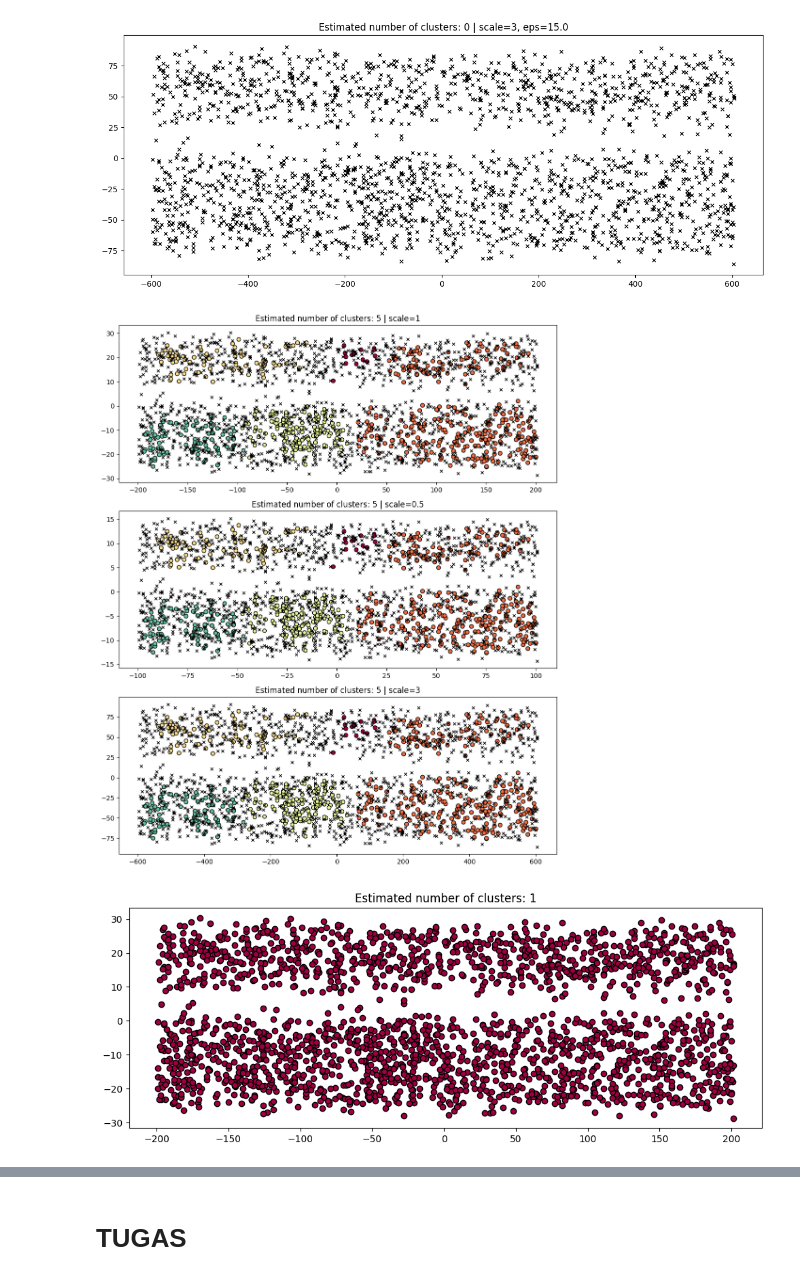
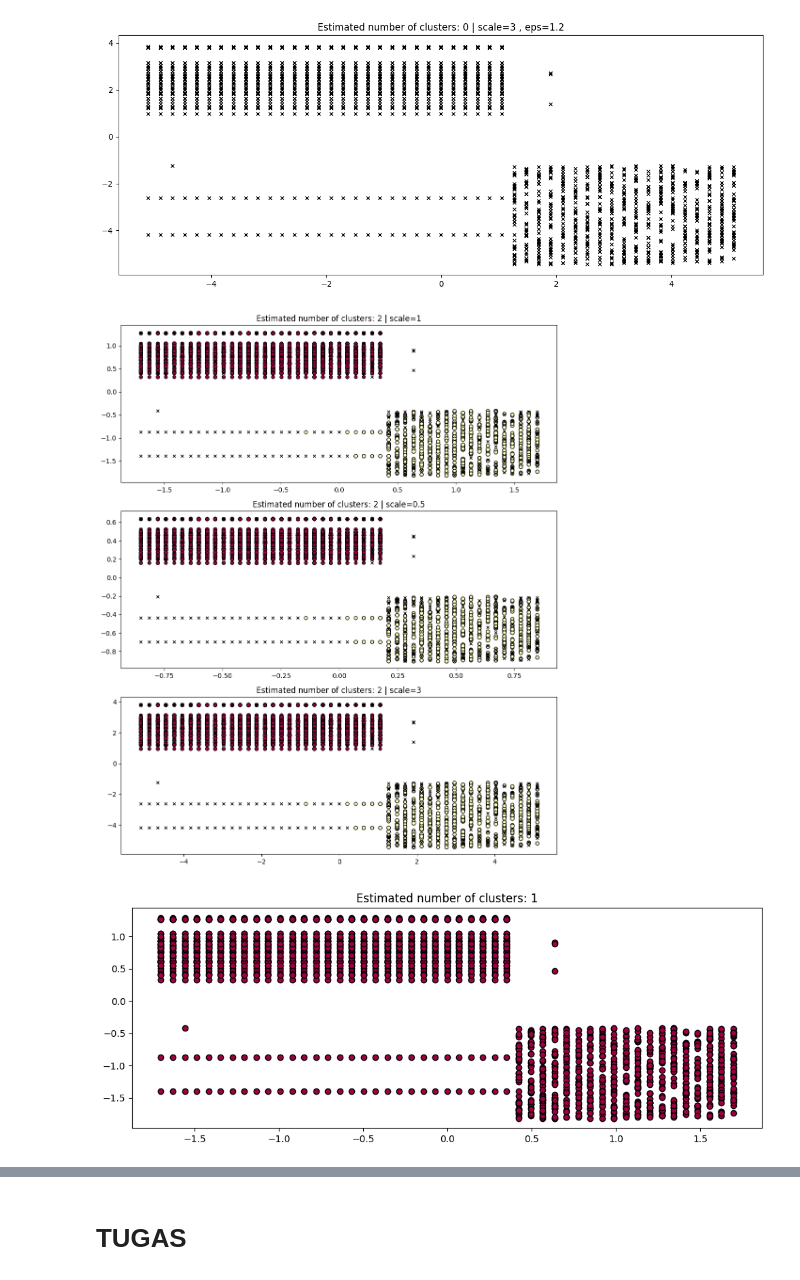
Before and after one commit to DinaKSari/244107020072_PEMBELAJARAN_MESIN, a Jupyter notebook: PBL_TG05_244107020072_DINA_KUMALA_SARI.ipynb, the cells around one changed output, grey strips where cells are left out. Cells and saved outputs as stored; diff of their text form; code cells hidden in the pictures.

```diff
--- a/PBL_TG05_244107020072_DINA_KUMALA_SARI.ipynb
+++ b/PBL_TG05_244107020072_DINA_KUMALA_SARI.ipynb
@@ -28,0 +23,3 @@ df.head()
+# %%
+df = pd.read_csv('lettuce_dataset_training.csv')
+df.head()
@@ -75,0 +65,12 @@ Dimensi data setelah proyeksi 2D untuk visualisasi: (2212, 2)
+# %%
+# Menyiapkan data lettuce untuk clustering
+# Memilih fitur numerik dan melakukan standardisasi
+numeric_cols = df.select_dtypes(include=[np.number]).columns
+X_lettuce = StandardScaler().fit_transform(df[numeric_cols])
+
+# Visualisasi awal 2 kolom pertama sebagai pengganti plot ground truth dataset sintetis
+print(f"Menggunakan data lettuce dengan bentuk dimensi: {X_lettuce.shape}")
+fig, ax = plt.subplots(figsize=(10, 4))
+ax.scatter(X_lettuce[:, 0], X_lettuce[:, 1], c='blue', alpha=0.5, edgecolors='k')
+ax.set_title("Visualisasi 2 Dimensi Pertama Dataset Lettuce")
+plt.show()
@@ -86,23 +88,21 @@ for idx, scale in enumerate([1, 0.5, 3]):
 # %%
 fig, axis = plt.subplots(1, 1, figsize=(12, 5))
-dbs = DBSCAN(eps=15.0).fit(3 * X_real)
-X_scale3_2d = pca.fit_transform(3 * X_real)
-plot(X_scale3_2d, dbs.labels_, parameters={"scale": 3, "eps": 15.0}, ax=axis)
+dbs = DBSCAN(eps=1.2).fit(3 * X_lettuce)
+plot(3 * X_lettuce, dbs.labels_, parameters={"scale": 3, "eps": 1.2}, ax=axis)
 # %% [output]
-[figure, old version]
+[figure, new version]
 # %%
 fig, axes = plt.subplots(3, 1, figsize=(10, 12))
 hdb = hdbscan.HDBSCAN(min_cluster_size=15)
 for idx, scale in enumerate([1, 0.5, 3]):
-    hdb.fit(X_real * scale)
-    X_scale_2d = pca.fit_transform(X_real * scale)
-    plot(X_scale_2d, hdb.labels_, hdb.probabilities_, ax=axes[idx], parameters={"scale": scale})
+    hdb.fit(X_lettuce * scale)
+    plot(X_lettuce * scale, hdb.labels_, hdb.probabilities_, ax=axes[idx], parameters={"scale": scale})
 # %% [output]
-[figure, old version]
+[figure, new version]
 # %%
-# Menggunakan data asli df yang telah diproyeksikan ke 2D
-plot(X_real_2d, labels=None, ground_truth=False)
+# Menggunakan dataset lettuce
+plot(X_lettuce, labels=None, ground_truth=False)
 # %% [output]
-[figure, old version]
+[figure, new version]
 # %%
 fig, axes = plt.subplots(2, 1, figsize=(10, 8))
```
Also changed, not shown: parts of 21 cells of this notebook.
